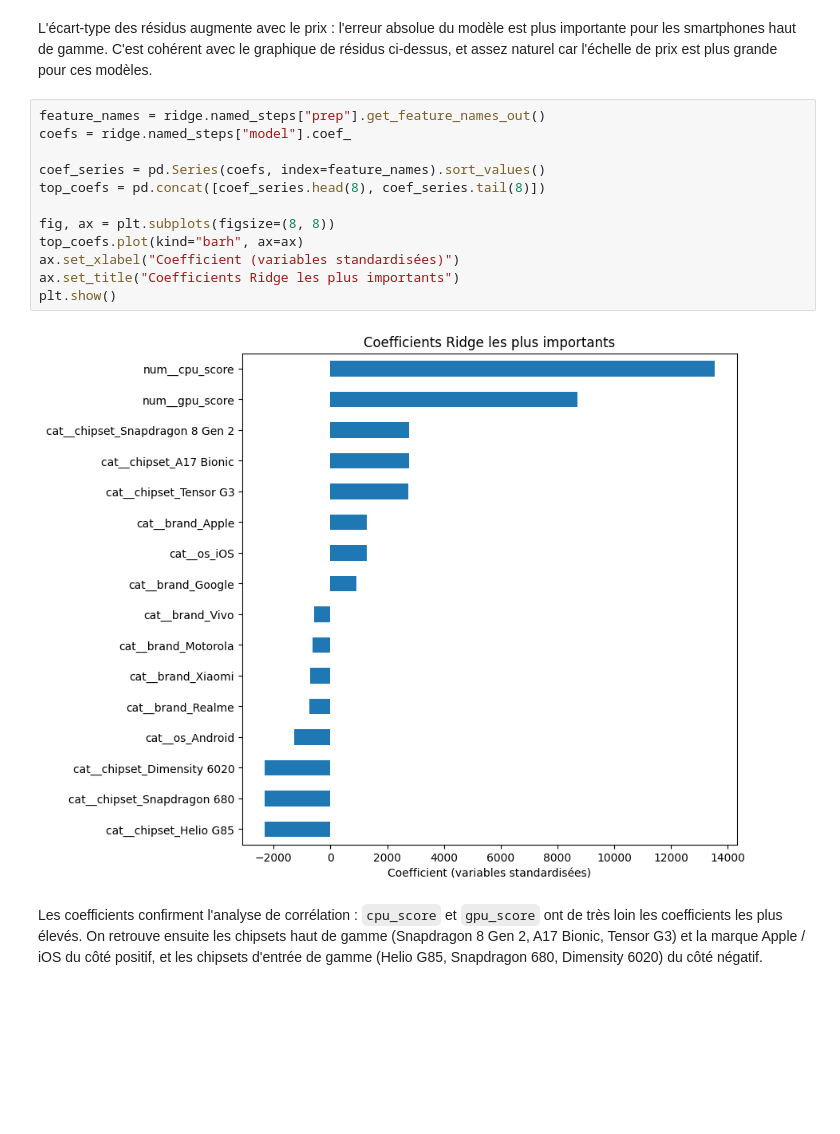
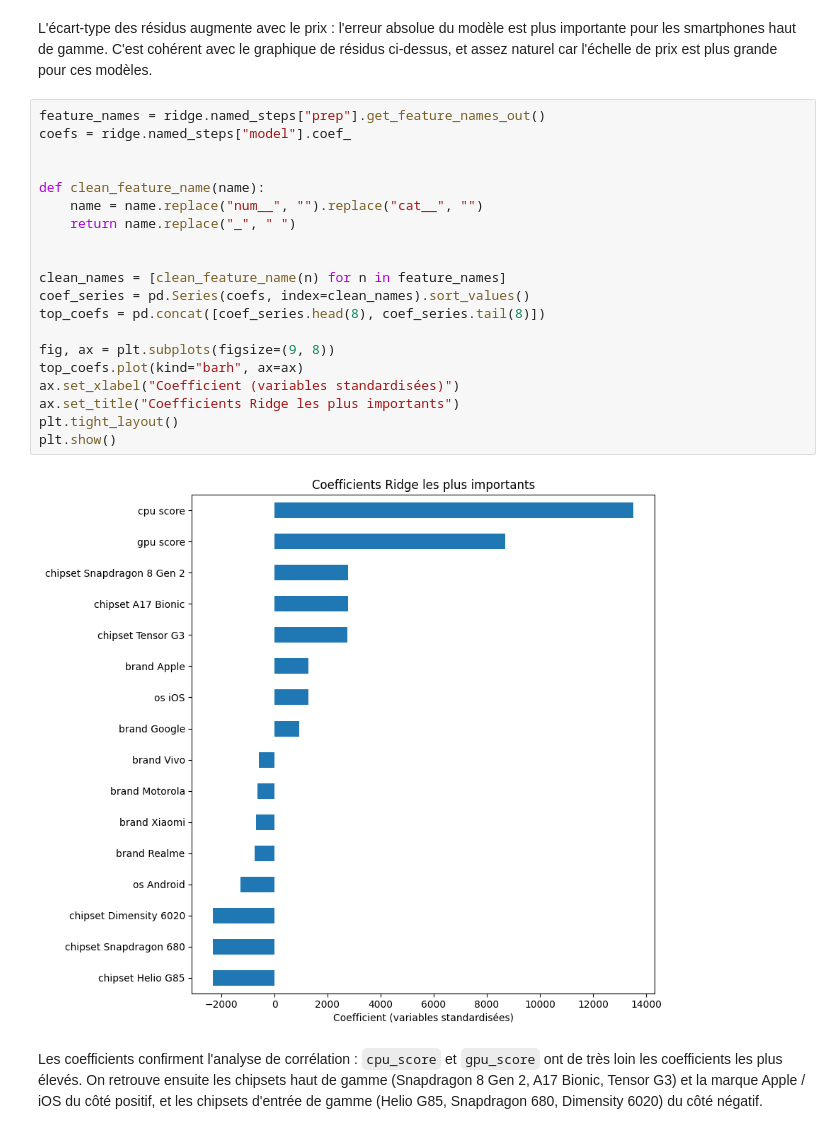
Before and after one commit to Tooom123/FTML, a Jupyter notebook: exercice6/exercice6_smartphones.ipynb, the cells around one changed output. Drawn from its saved outputs; the diff is of its cells as text; blank space fills up the shorter version.

```diff
--- a/exercice6/exercice6_smartphones.ipynb
+++ b/exercice6/exercice6_smartphones.ipynb
@@ -337,17 +341,25 @@ L'écart-type des résidus augmente avec le prix : l'erreur absolue du modèle e
 # %%
 feature_names = ridge.named_steps["prep"].get_feature_names_out()
 coefs = ridge.named_steps["model"].coef_
 
-coef_series = pd.Series(coefs, index=feature_names).sort_values()
+
+def clean_feature_name(name):
+    name = name.replace("num__", "").replace("cat__", "")
+    return name.replace("_", " ")
+
+
+clean_names = [clean_feature_name(n) for n in feature_names]
+coef_series = pd.Series(coefs, index=clean_names).sort_values()
 top_coefs = pd.concat([coef_series.head(8), coef_series.tail(8)])
 
-fig, ax = plt.subplots(figsize=(8, 8))
+fig, ax = plt.subplots(figsize=(9, 8))
 top_coefs.plot(kind="barh", ax=ax)
 ax.set_xlabel("Coefficient (variables standardisées)")
 ax.set_title("Coefficients Ridge les plus importants")
+plt.tight_layout()
 plt.show()
 # %% [output]
-[figure, old version]
+[figure, new version]
 # %% [markdown]
 Les coefficients confirment l'analyse de corrélation : `cpu_score` et `gpu_score` ont de très loin les coefficients les plus élevés. On retrouve ensuite les chipsets haut de gamme (Snapdragon 8 Gen 2, A17 Bionic, Tensor G3) et la marque Apple / iOS du côté positif, et les chipsets d'entrée de gamme (Helio G85, Snapdragon 680, Dimensity 6020) du côté négatif.
 # %%
```
Also changed, not shown: parts of 2 cells of this notebook, 25 other files.
